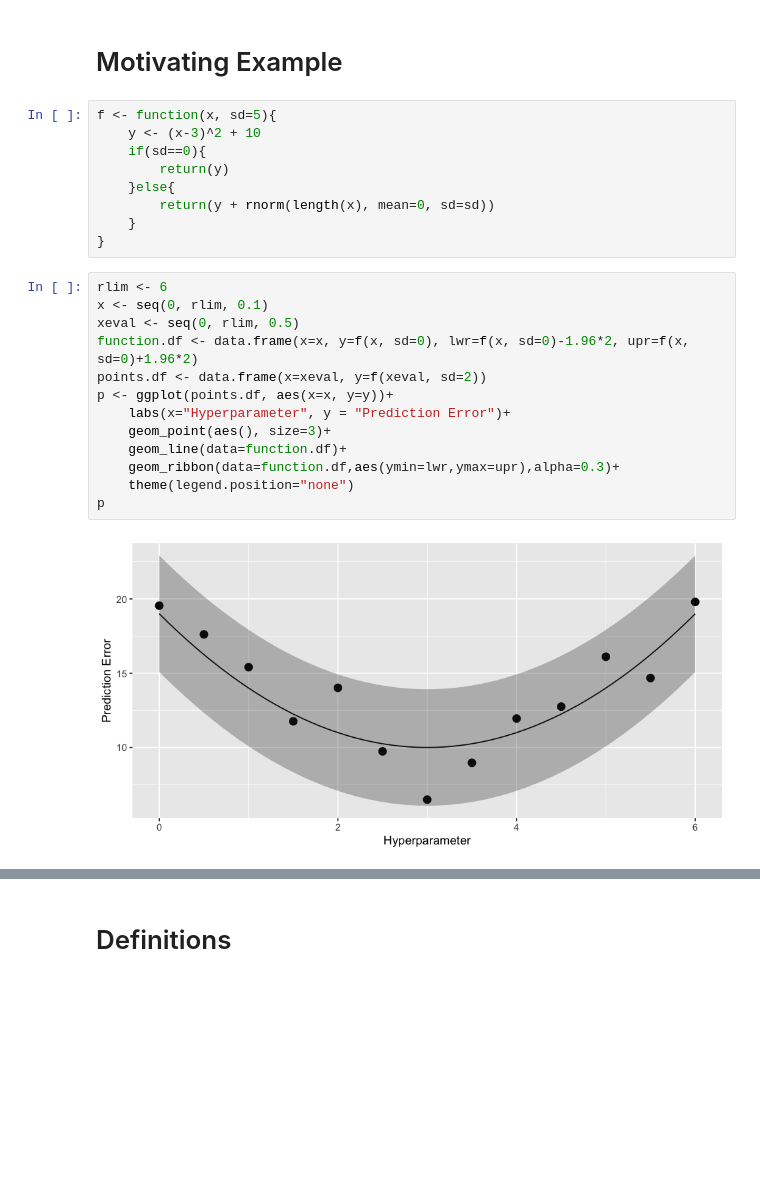
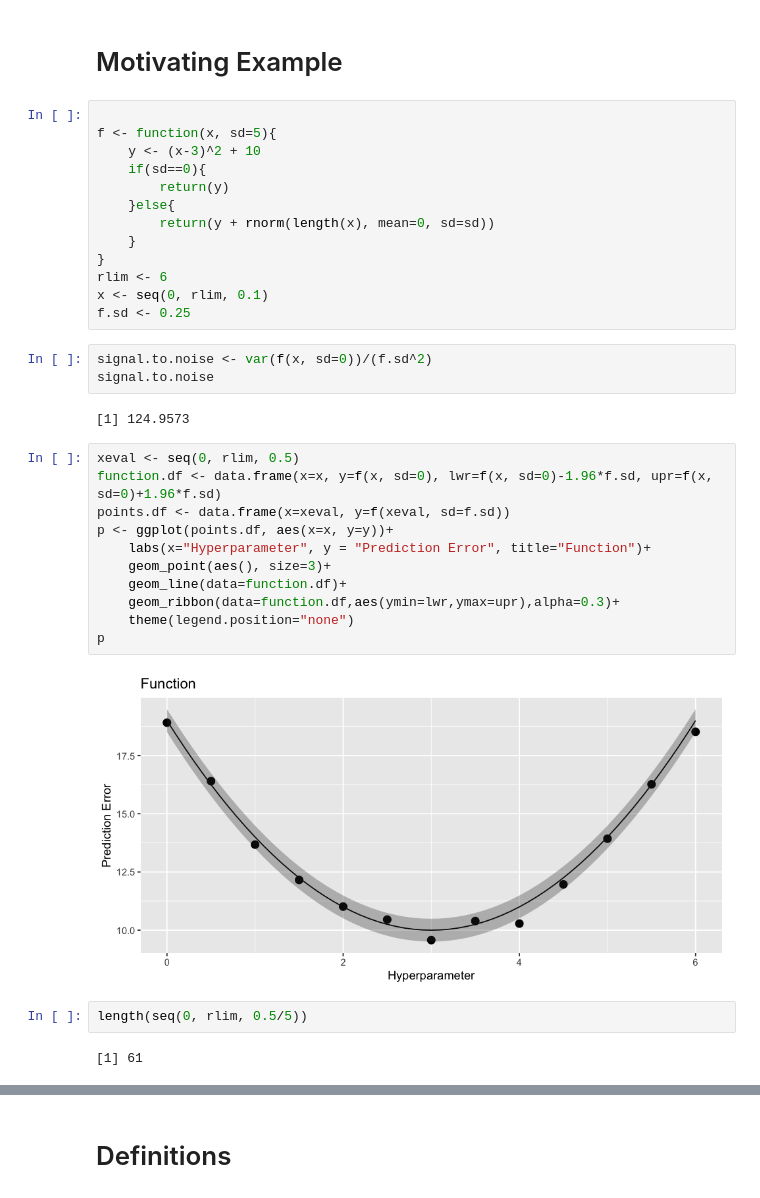
Before and after one commit to LarsHH/reproducible-hyperparameter-optimization-jcgs-2019, a Jupyter notebook: evaluation.ipynb, the cells around one changed output, grey strips where cells are left out. Saved outputs shown, nothing was run; the diff lists cells and outputs as text; blank space fills up the shorter version.

```diff
--- a/evaluation.ipynb
+++ b/evaluation.ipynb
@@ -630,6 +398,7 @@ H0.size[which(H0.size<K)]
 # %% [markdown]
 # Motivating Example
 # %%
+
 f <- function(x, sd=5){
     y <- (x-3)^2 + 10
     if(sd==0){
@@ -638,19 +407,29 @@ f <- function(x, sd=5){
         return(y + rnorm(length(x), mean=0, sd=sd))
     }
 }
+rlim <- 6
+x <- seq(0, rlim, 0.1)
+f.sd <- 0.25
+# %%
+signal.to.noise <- var(f(x, sd=0))/(f.sd^2)
+signal.to.noise
+# %% [output]
+[1] 124.9573
 # %%
-rlim <- 6
-x <- seq(0, rlim, 0.1)
 xeval <- seq(0, rlim, 0.5)
-function.df <- data.frame(x=x, y=f(x, sd=0), lwr=f(x, sd=0)-1.96*2, upr=f(x, sd=0)+1.96*2)
-points.df <- data.frame(x=xeval, y=f(xeval, sd=2))
+function.df <- data.frame(x=x, y=f(x, sd=0), lwr=f(x, sd=0)-1.96*f.sd, upr=f(x, sd=0)+1.96*f.sd)
+points.df <- data.frame(x=xeval, y=f(xeval, sd=f.sd))
 p <- ggplot(points.df, aes(x=x, y=y))+
-    labs(x="Hyperparameter", y = "Prediction Error")+
+    labs(x="Hyperparameter", y = "Prediction Error", title="Function")+
     geom_point(aes(), size=3)+
     geom_line(data=function.df)+
     geom_ribbon(data=function.df,aes(ymin=lwr,ymax=upr),alpha=0.3)+
     theme(legend.position="none")
 p
 # %% [output]
-[figure, old version]
+[figure, new version]
+# %%
+length(seq(0, rlim, 0.5/5))
+# %% [output]
+[1] 61
 # %%
```
Also changed, not shown: parts of 69 cells of this notebook, 4 other files.
